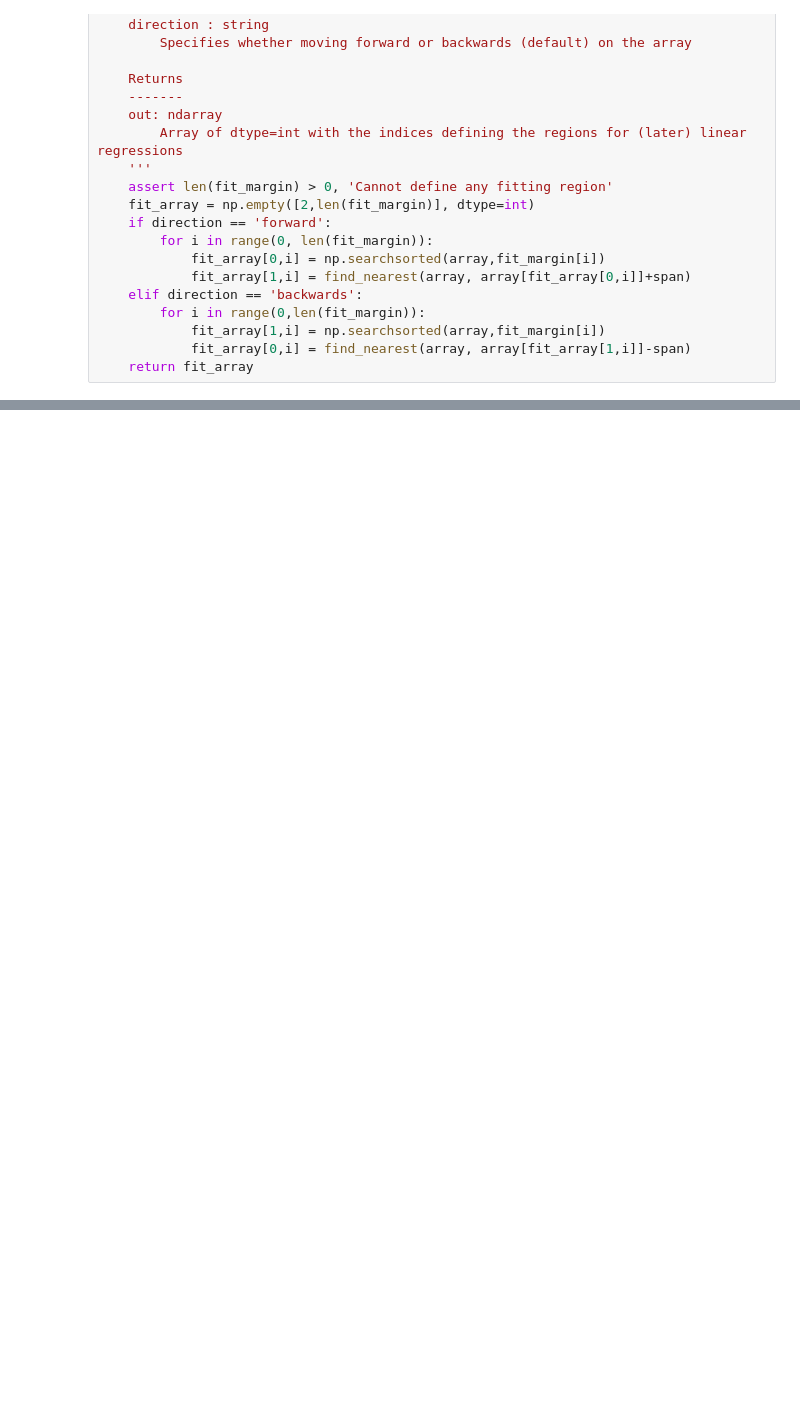
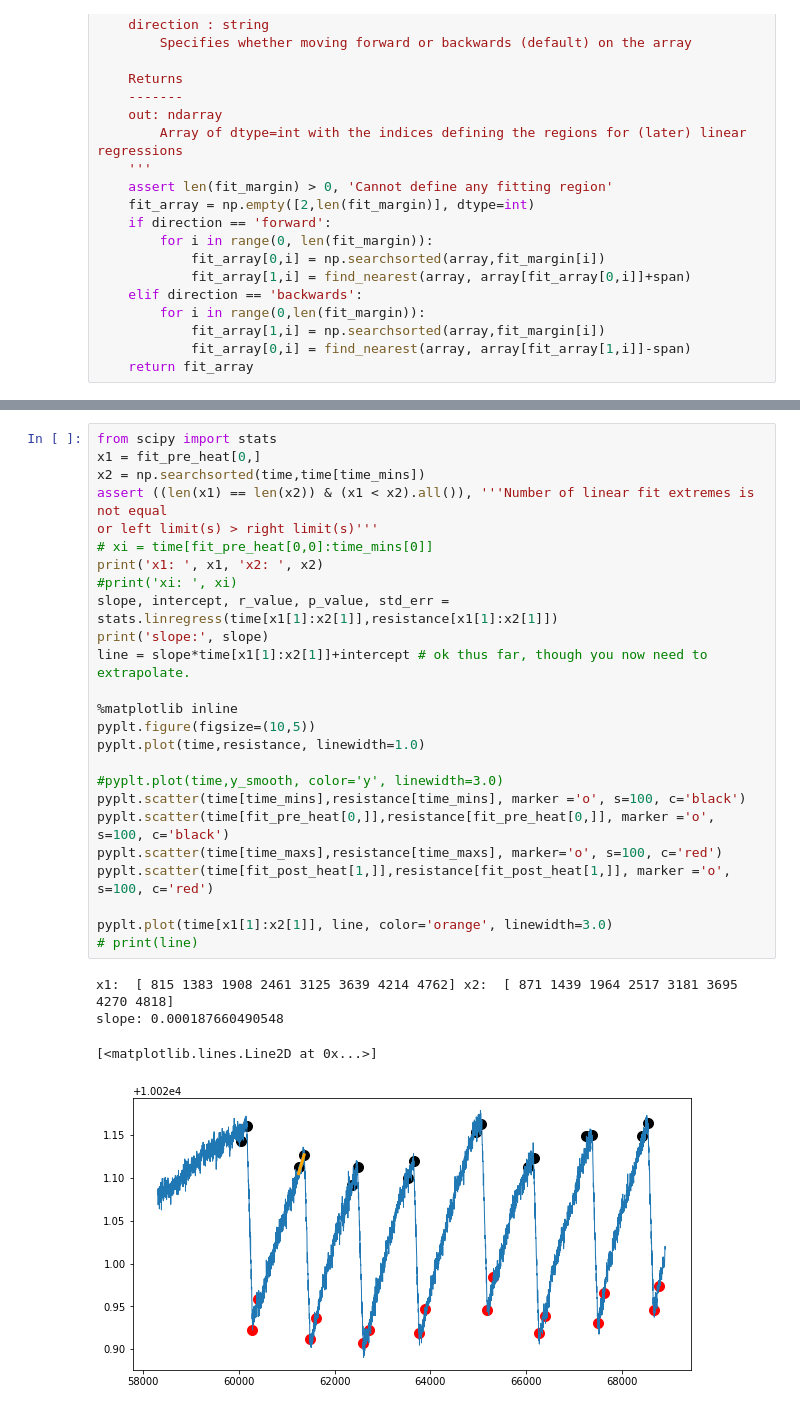
Before and after one commit to massimopinto/CalRadDosimetry, a Jupyter notebook: Core_resistance_analysis.ipynb, the cells around one changed output, grey strips where cells are left out. Saved outputs shown, nothing was run; the diff lists cells and outputs as text; blank space fills up the shorter version.

Commit message:
Executed an example linear fit in one pre-heating region. Now must extrapolate and iterate the operation

```diff
--- a/Core_resistance_analysis.ipynb
+++ b/Core_resistance_analysis.ipynb
@@ -262,3 +263,33 @@ pyplt.scatter(time[fit_post_heat[1,]],resistance[fit_post_heat[1,]], marker ='o'
 # %% [output]
 <matplotlib.collections.PathCollection at 0x...>
 [figure]
+# %%
+from scipy import stats
+x1 = fit_pre_heat[0,]
+x2 = np.searchsorted(time,time[time_mins])
+assert ((len(x1) == len(x2)) & (x1 < x2).all()), '''Number of linear fit extremes is not equal
+or left limit(s) > right limit(s)'''
+# xi = time[fit_pre_heat[0,0]:time_mins[0]]
+print('x1: ', x1, 'x2: ', x2)
+#print('xi: ', xi)
+slope, intercept, r_value, p_value, std_err = stats.linregress(time[x1[1]:x2[1]],resistance[x1[1]:x2[1]])
+print('slope:', slope)
+line = slope*time[x1[1]:x2[1]]+intercept # ok thus far, though you now need to extrapolate.
+
+%matplotlib inline
+pyplt.figure(figsize=(10,5))
+pyplt.plot(time,resistance, linewidth=1.0)
+
+#pyplt.plot(time,y_smooth, color='y', linewidth=3.0)
+pyplt.scatter(time[time_mins],resistance[time_mins], marker ='o', s=100, c='black')
+pyplt.scatter(time[fit_pre_heat[0,]],resistance[fit_pre_heat[0,]], marker ='o', s=100, c='black')
+pyplt.scatter(time[time_maxs],resistance[time_maxs], marker='o', s=100, c='red')
+pyplt.scatter(time[fit_post_heat[1,]],resistance[fit_post_heat[1,]], marker ='o', s=100, c='red')
+
+pyplt.plot(time[x1[1]:x2[1]], line, color='orange', linewidth=3.0)
+# print(line)
+# %% [output]
+x1:  [ 815 1383 1908 2461 3125 3639 4214 4762] x2:  [ 871 1439 1964 2517 3181 3695 4270 4818]
+slope: 0.000187660490548
+[<matplotlib.lines.Line2D at 0x...>]
+[figure, added]
```
Also changed, not shown: parts of 2 cells of this notebook.
